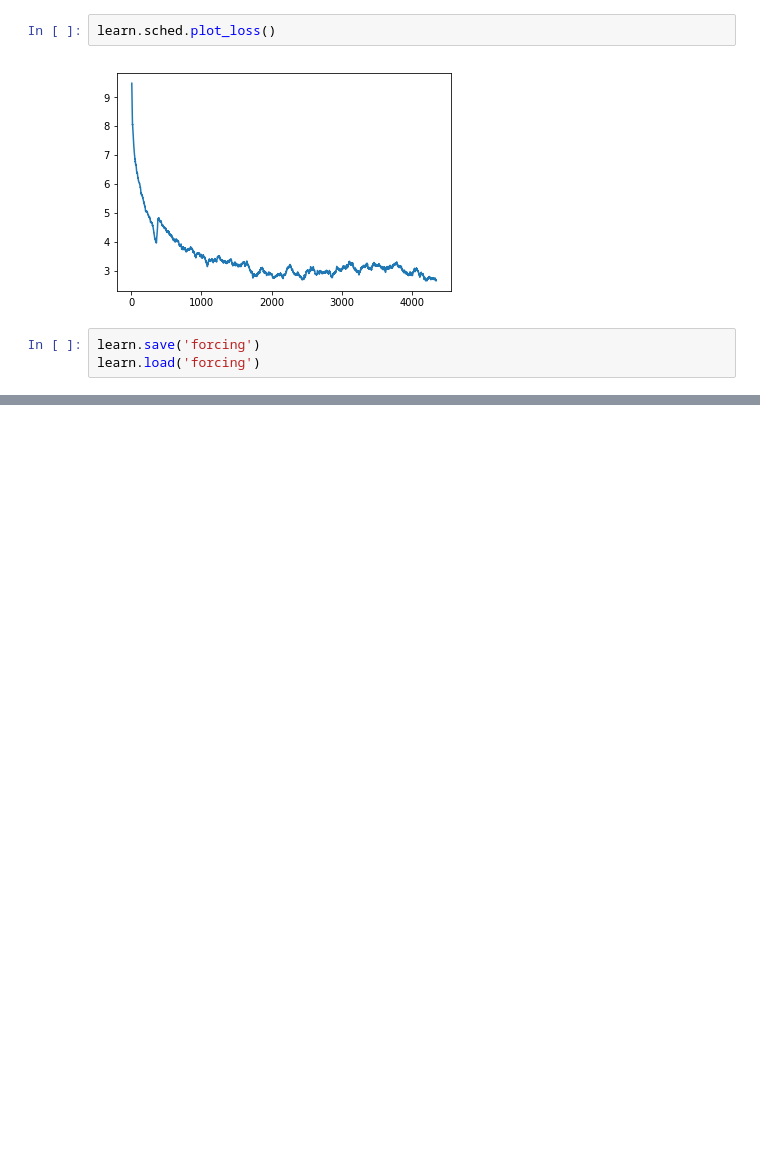
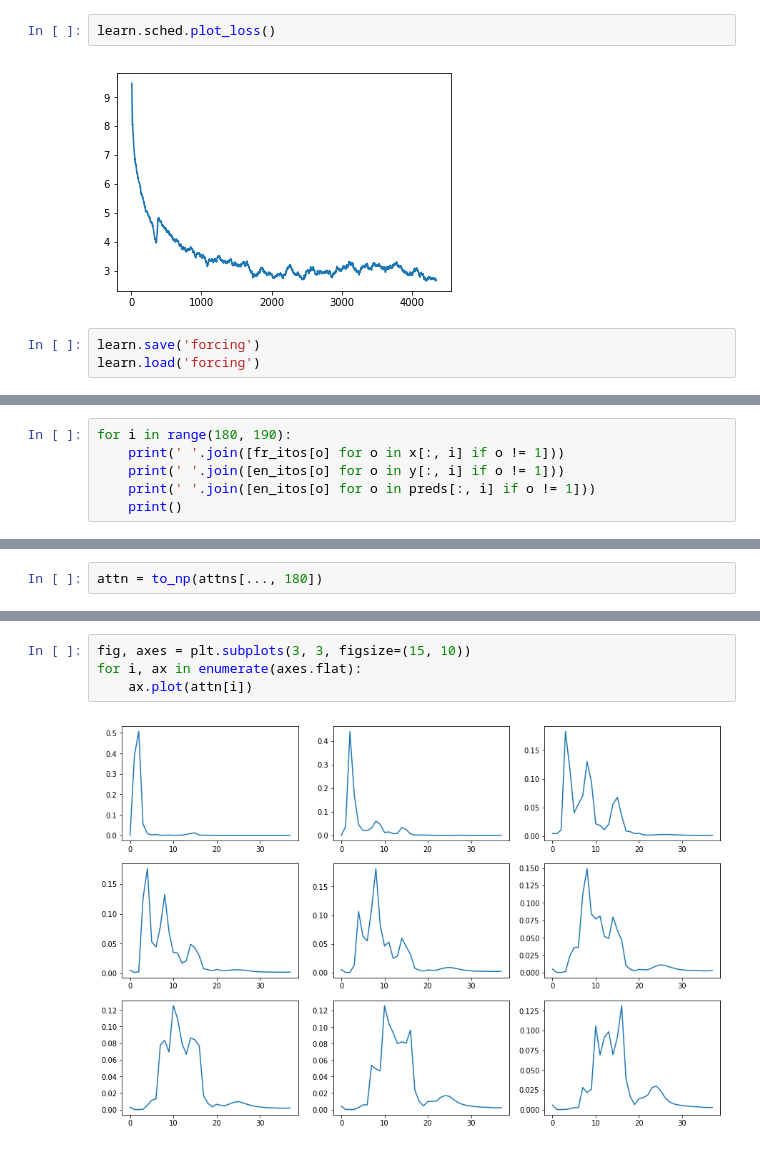
Before and after one commit to Sundragon1993/fastai, a Jupyter notebook: courses/dl2/translate.ipynb, the cells around one changed output, grey strips where cells are left out. Saved outputs shown, nothing was run; the diff lists cells and outputs as text; blank space fills up the shorter version.

```diff
--- a/courses/dl2/translate.ipynb
+++ b/courses/dl2/translate.ipynb
@@ -865,0 +1028,6 @@ learn.load('forcing')
+# %%
+for i in range(180, 190):
+    print(' '.join([fr_itos[o] for o in x[:, i] if o != 1]))
+    print(' '.join([en_itos[o] for o in y[:, i] if o != 1]))
+    print(' '.join([en_itos[o] for o in preds[:, i] if o != 1]))
+    print()
@@ -865,0 +1054,2 @@ learn.load('forcing')
+# %%
+attn = to_np(attns[..., 180])
@@ -865,0 +1068,6 @@ learn.load('forcing')
+# %%
+fig, axes = plt.subplots(3, 3, figsize=(15, 10))
+for i, ax in enumerate(axes.flat):
+    ax.plot(attn[i])
+# %% [output]
+[figure, added]
```
Also changed, not shown: parts of 19 cells of this notebook.
